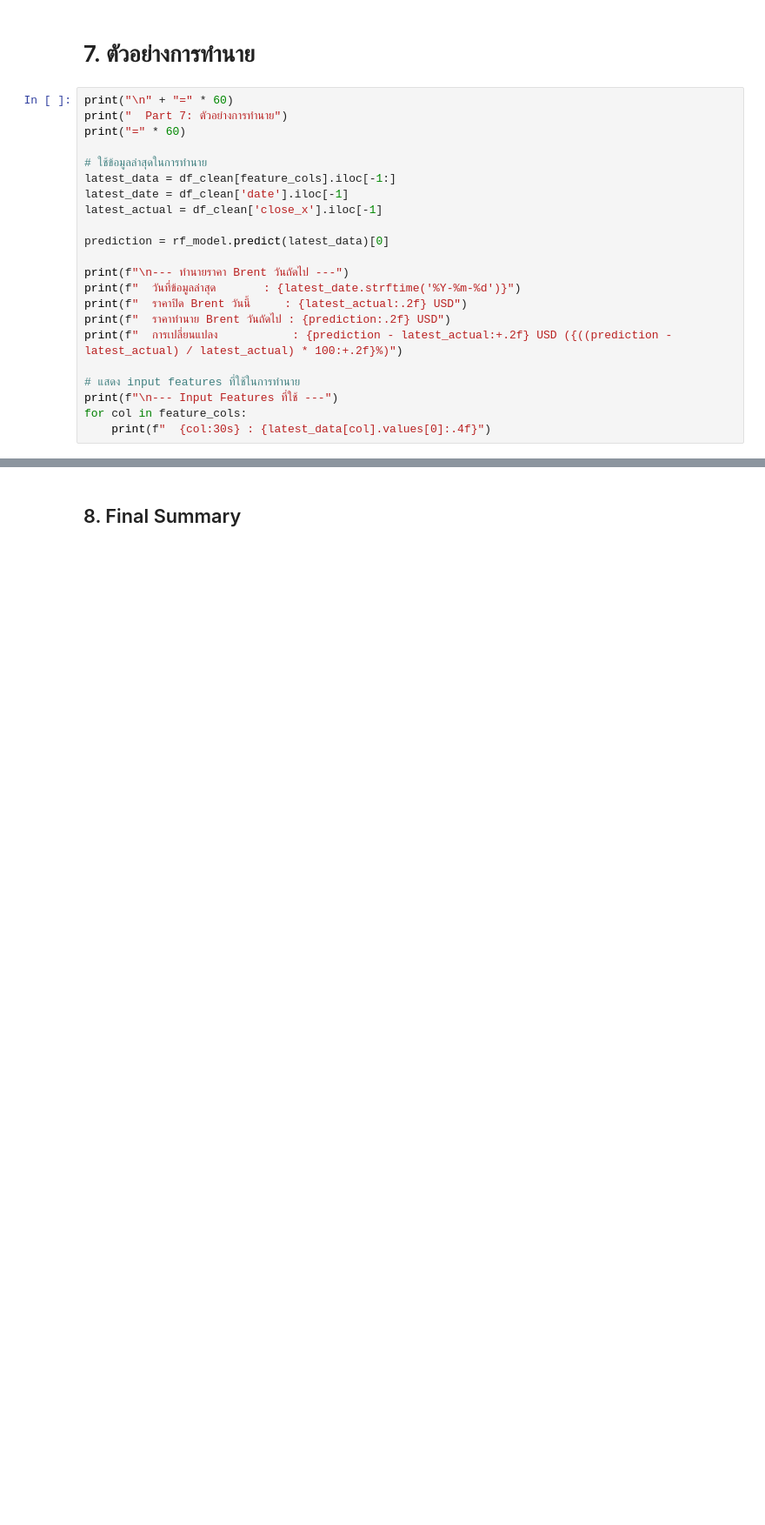
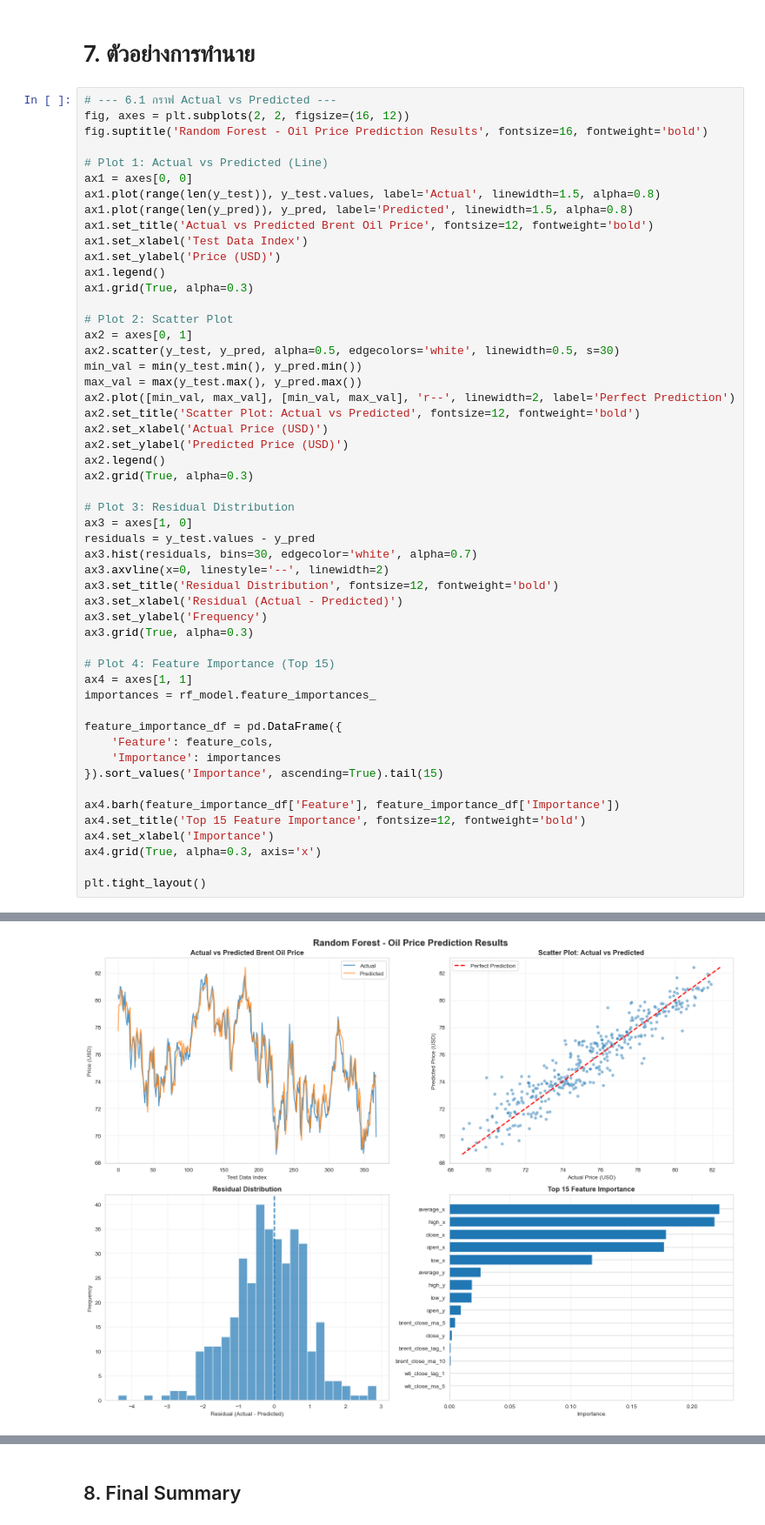
Before and after one commit to K400000/Oil-Price-Prediction, a Jupyter notebook: notebooks/Random_Forest.ipynb, the cells around one changed output, grey strips where cells are left out. Shown at 87% size. Drawn from its saved outputs; the diff is of its cells as text; blank space fills up the shorter version.

Commit message:
Remove models & fix error RF Model

```diff
--- a/notebooks/Random_Forest.ipynb
+++ b/notebooks/Random_Forest.ipynb
@@ -316,25 +323,55 @@ print(f"  Accuracy (1 - MAPE)            : {(1 - mae / y_test.mean()) * 100:.2f}
 # %% [markdown]
 # 7. ตัวอย่างการทำนาย
 # %%
-print("\n" + "=" * 60)
-print("  Part 7: ตัวอย่างการทำนาย")
-print("=" * 60)
+# --- 6.1 กราฟ Actual vs Predicted ---
+fig, axes = plt.subplots(2, 2, figsize=(16, 12))
+fig.suptitle('Random Forest - Oil Price Prediction Results', fontsize=16, fontweight='bold')
 
-# ใช้ข้อมูลล่าสุดในการทำนาย
-latest_data = df_clean[feature_cols].iloc[-1:]
-latest_date = df_clean['date'].iloc[-1]
-latest_actual = df_clean['close_x'].iloc[-1]
+# Plot 1: Actual vs Predicted (Line)
+ax1 = axes[0, 0]
+ax1.plot(range(len(y_test)), y_test.values, label='Actual', linewidth=1.5, alpha=0.8)
+ax1.plot(range(len(y_pred)), y_pred, label='Predicted', linewidth=1.5, alpha=0.8)
+ax1.set_title('Actual vs Predicted Brent Oil Price', fontsize=12, fontweight='bold')
+ax1.set_xlabel('Test Data Index')
+ax1.set_ylabel('Price (USD)')
+ax1.legend()
+ax1.grid(True, alpha=0.3)
 
-prediction = rf_model.predict(latest_data)[0]
+# Plot 2: Scatter Plot
+ax2 = axes[0, 1]
+ax2.scatter(y_test, y_pred, alpha=0.5, edgecolors='white', linewidth=0.5, s=30)
+min_val = min(y_test.min(), y_pred.min())
+max_val = max(y_test.max(), y_pred.max())
+ax2.plot([min_val, max_val], [min_val, max_val], 'r--', linewidth=2, label='Perfect Prediction')
+ax2.set_title('Scatter Plot: Actual vs Predicted', fontsize=12, fontweight='bold')
+ax2.set_xlabel('Actual Price (USD)')
+ax2.set_ylabel('Predicted Price (USD)')
+ax2.legend()
+ax2.grid(True, alpha=0.3)
 
-print(f"\n--- ทำนายราคา Brent วันถัดไป ---")
-print(f"  วันที่ข้อมูลล่าสุด       : {latest_date.strftime('%Y-%m-%d')}")
-print(f"  ราคาปิด Brent วันนี้     : {latest_actual:.2f} USD")
-print(f"  ราคาทำนาย Brent วันถัดไป : {prediction:.2f} USD")
-print(f"  การเปลี่ยนแปลง           : {prediction - latest_actual:+.2f} USD ({((prediction - latest_actual) / latest_actual) * 100:+.2f}%)")
+# Plot 3: Residual Distribution
+ax3 = axes[1, 0]
+residuals = y_test.values - y_pred
+ax3.hist(residuals, bins=30, edgecolor='white', alpha=0.7)
+ax3.axvline(x=0, linestyle='--', linewidth=2)
+ax3.set_title('Residual Distribution', fontsize=12, fontweight='bold')
+ax3.set_xlabel('Residual (Actual - Predicted)')
+ax3.set_ylabel('Frequency')
+ax3.grid(True, alpha=0.3)
 
-# แสดง input features ที่ใช้ในการทำนาย
-print(f"\n--- Input Features ที่ใช้ ---")
-for col in feature_cols:
-    print(f"  {col:30s} : {latest_data[col].values[0]:.4f}")
+# Plot 4: Feature Importance (Top 15)
+ax4 = axes[1, 1]
+importances = rf_model.feature_importances_
+
+feature_importance_df = pd.DataFrame({
+    'Feature': feature_cols,
+    'Importance': importances
+}).sort_values('Importance', ascending=True).tail(15)
+
+ax4.barh(feature_importance_df['Feature'], feature_importance_df['Importance'])
+ax4.set_title('Top 15 Feature Importance', fontsize=12, fontweight='bold')
+ax4.set_xlabel('Importance')
+ax4.grid(True, alpha=0.3, axis='x')
+
+plt.tight_layout()
 # %% [output]
@@ -357,0 +378 @@ for col in feature_cols:
+[figure, added]
```
Also changed, not shown: parts of 4 cells of this notebook, 5 other files.
